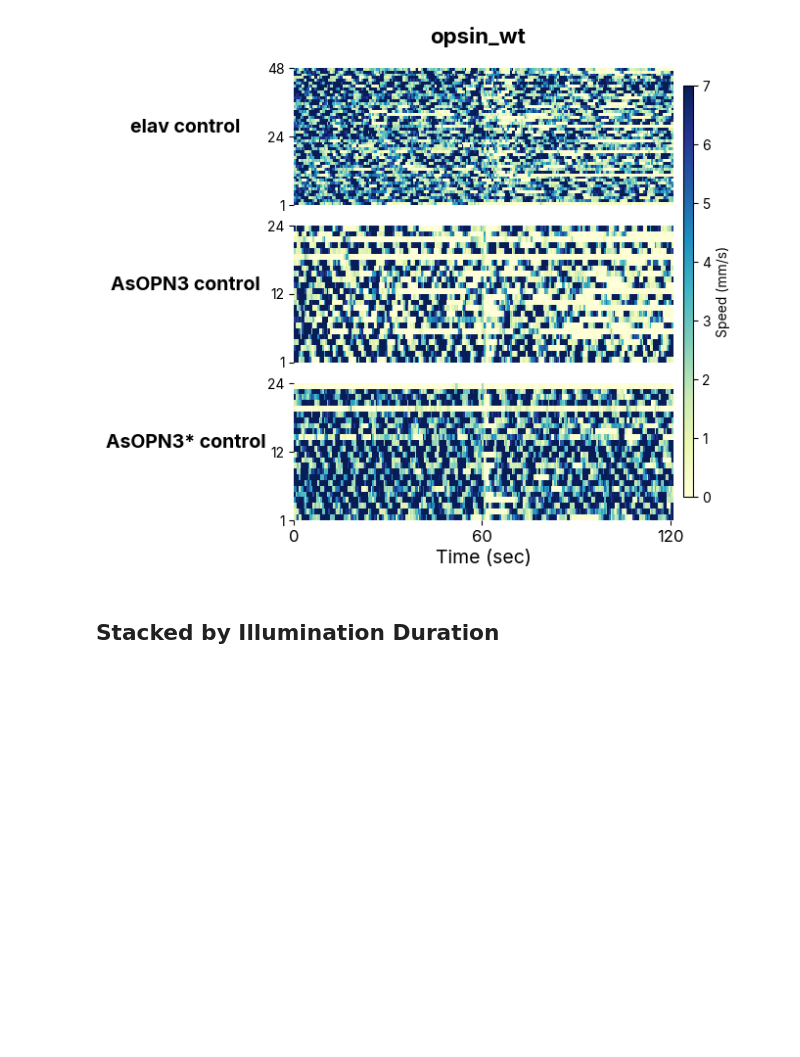
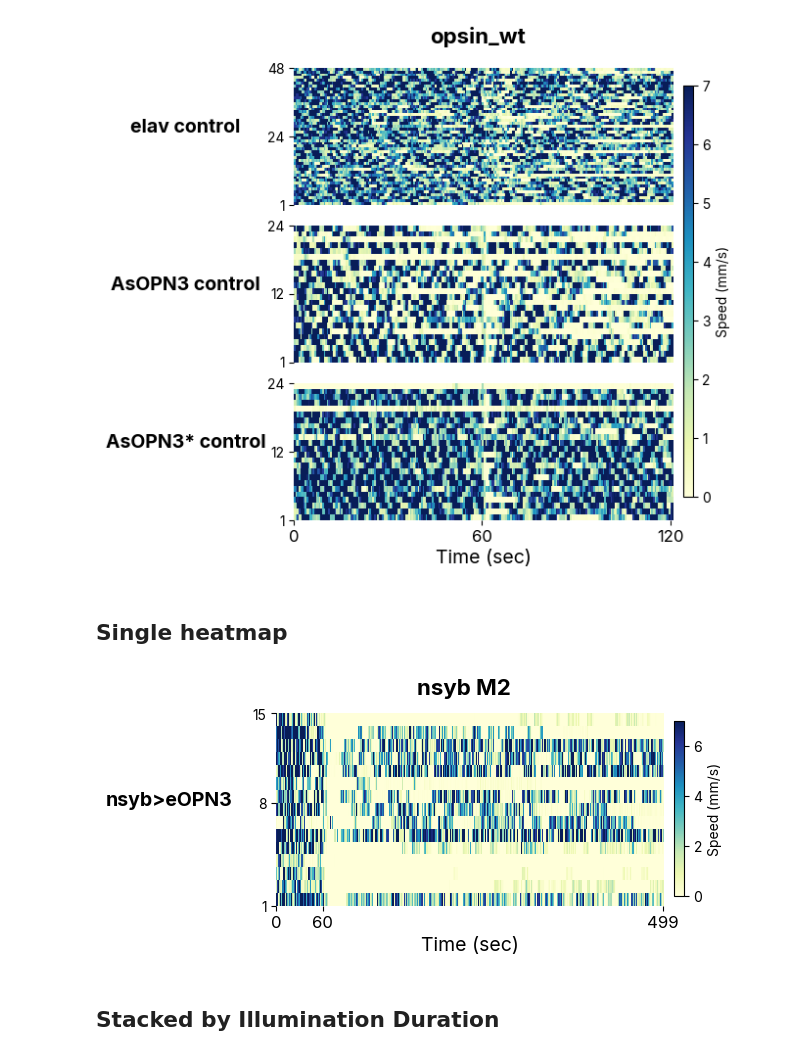
Before and after one commit to lnicole08/TrumelanOPN3, a Jupyter notebook: 3. Stacked plots.ipynb, the cells around one changed output. Drawn from its saved outputs; the diff is of its cells as text; code cells hidden in the pictures; blank space fills up the shorter version.

Commit message:
single heatmap stuff

```diff
--- a/3. Stacked plots.ipynb
+++ b/3. Stacked plots.ipynb
@@ -19,10 +19,10 @@ def filter_dead_flies(df):
 # responder = "eOPN3_ATR"
 
 laptop = "C:\\Users\\lnico"
-workcomp = "C:\\Users\\User"
+workcomp = "C:\\Users\\User\\"
 homecomp = "D:"
-base_path = "\\ACC Lab Dropbox\\ACC Lab\\Nicole Lee\\eOPN3 manuscript\\Data compilation\\Trumelan\\2. Processed\\"
-titledpath = homecomp
+base_path = "ACC Lab Dropbox\\ACC Lab\\Nicole Lee\\eOPN3 manuscript\\Data\\TruMelan\\Jonny\\nsyb eopn3\\M2\\nsyb M2 run2\\Processed\\"
+titledpath = workcomp
 specifiedpath = titledpath + base_path
 
 bin_size = 0.5  # seconds for heatmap resampling
@@ -129,6 +129,60 @@ plt.savefig(homecomp + "\\ACC Lab Dropbox\\ACC Lab\\Nicole Lee\\eOPN3 manuscript
 # %% [output]
 FileNotFoundError: [Errno 2] No such file or directory: 'D:\\ACC Lab Dropbox\\ACC Lab\\Nicole Lee\\eOPN3 manuscript\\Data compilation\\Trumelan\\Trumelan images\\Speed_opsin_wt.svg'
 [figure]
+# %% [markdown]
+## Single heatmap
+# %%
+single_file  = specifiedpath + "nsyb M2 run2"
+single_label = "nsyb>eOPN3"
+single_title = "nsyb M2"
+specifictime = 500
+
+# Load and shape exactly like the opsin-comparison heatmap
+df = pd.read_csv(single_file + "_max" + str(maxtime) + "s.csv").set_index('Time (s)')
+df = filter_dead_flies(df)            # drop dead flies, like the stacked heatmaps
+df = df.iloc[0:(specifictime*2), :]
+single_data = df.filter(regex="^" + metric_to_plot).T.reset_index(drop=True)
+# %%
+fig, ax = plt.subplots(1, 1, figsize=(5, 2.5))
+cmaps = "YlGnBu"
+if metric_to_plot == "ActivityLevel":
+    scalebar_label = "Activity Level (Log10)"
+elif metric_to_plot == "Speed":
+    scalebar_label = "Speed (mm/s)"
+
+vmax_number = 7
+num_flies = single_data.shape[0]
+
+hm = sns.heatmap(single_data, cmap=cmaps, cbar=False, xticklabels=False, yticklabels=False,
+                 vmin=0, vmax=vmax_number, ax=ax)
+quadmesh = ax.collections[0]
+quadmesh.set_rasterized(True)
+quadmesh.set_edgecolor('face')
+quadmesh.set_linewidth(0)
+
+ax.set_ylabel(single_label, rotation=0, labelpad=60, fontsize=14, weight='bold')
+ax.set_yticks([0, num_flies//2, num_flies])
+ax.set_yticklabels([num_flies, (num_flies+1)//2, 1], fontsize=10)
+ax.patch.set_facecolor('white')
+
+tick_times = [0, 60, specifictime - 1]
+tick_positions = [list(single_data.columns).index(float(t)) for t in tick_times if float(t) in single_data.columns]
+ax.set_xticks(tick_positions)
+ax.set_xticklabels(tick_times, rotation=0, fontsize=12)
+ax.set_xlabel("Time (sec)", fontsize=14)
+
+cbar_ax = fig.add_axes([0.92, 0.15, 0.02, 0.7])
+sm = plt.cm.ScalarMappable(cmap=cmaps, norm=plt.Normalize(vmin=0, vmax=vmax_number))
+fig.colorbar(sm, cax=cbar_ax, label=scalebar_label)
+
+fig.suptitle(single_title, weight="bold", fontsize=16, y=1.02)
+
+mpl.rcParams['svg.fonttype'] = 'none'
+fig.patch.set_facecolor('white')
+
+#plt.savefig(homecomp + "\ACC Lab Dropbox\ACC Lab\Nicole Lee\eOPN3 manuscript\Data compilation\Trumelan\Trumelan images\\" + metric_to_plot + "_" + single_title + ".svg", bbox_inches='tight')
+# %% [output]
+[figure, added]
 # %% [markdown]
 ## Stacked by Illumination Duration
 # %%
```
Also changed, not shown: parts of 2 cells of this notebook, 1 other file.
